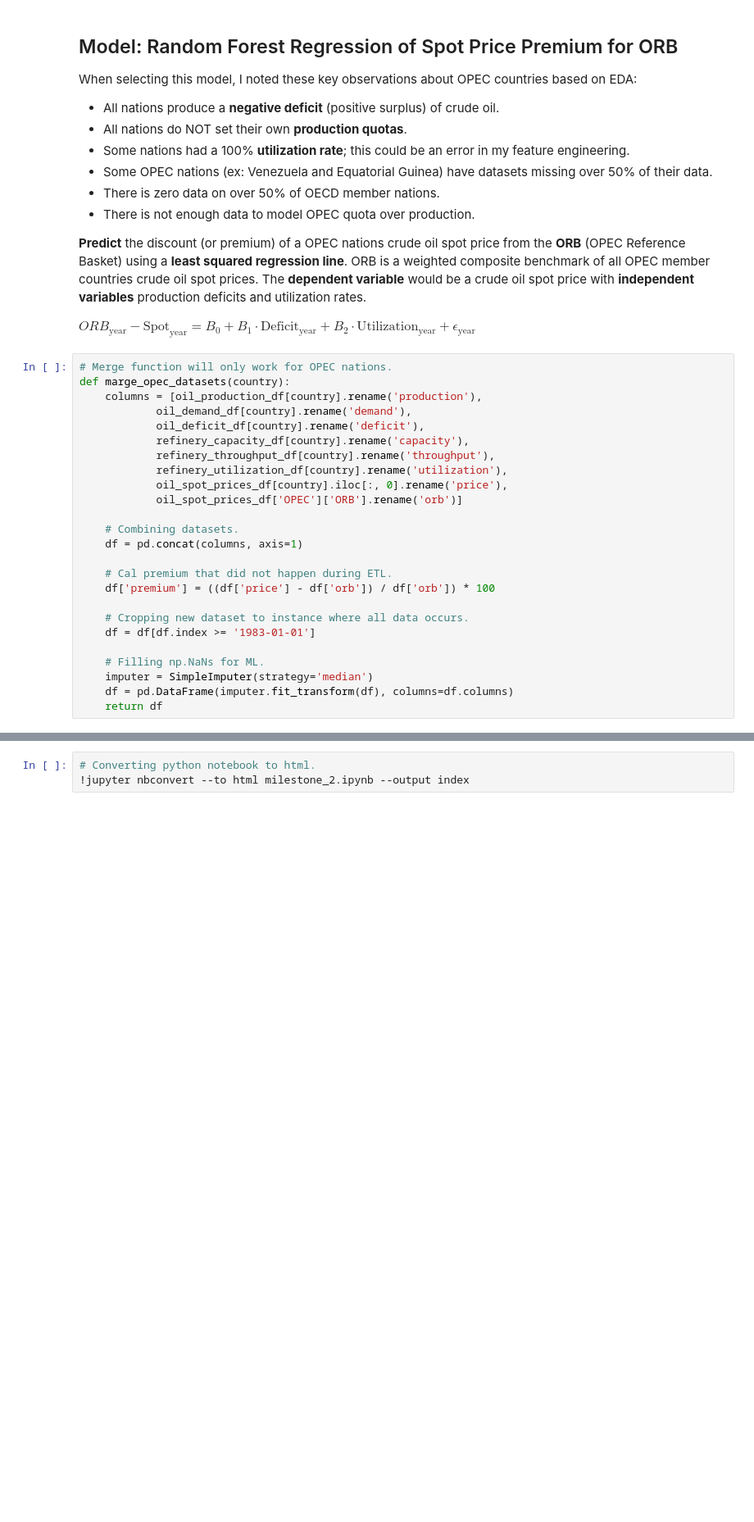
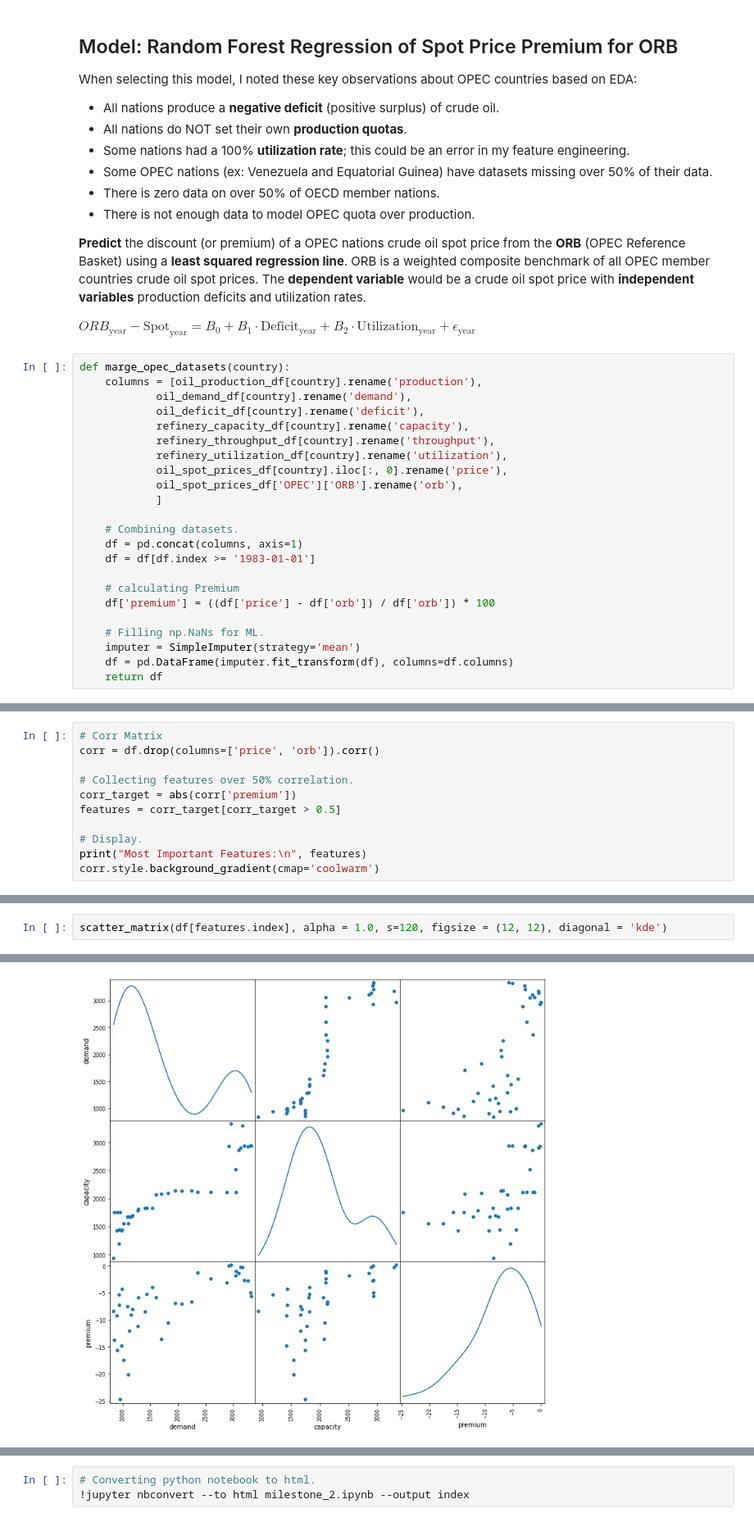
Before and after one commit to willcrodman/data_science_final_project, a Jupyter notebook: final.ipynb, the cells around one changed output, grey strips where cells are left out. Shown at 82% size. Saved outputs shown, nothing was run; the diff lists cells and outputs as text; blank space fills up the shorter version.

```diff
--- a/final.ipynb
+++ b/final.ipynb
@@ -589,7 +596,6 @@ When selecting this model, I noted these key observations about OPEC countries b
 
 $ORB_{\text{year}} - \text{Spot}_{\text{year}} = B_{0} + B_{1} \cdot \text{Deficit}_{\text{year}} +  B_{2} \cdot \text{Utilization}_{\text{year}}  + \epsilon_{\text{year}}$
 # %%
-# Merge function will only work for OPEC nations.
 def marge_opec_datasets(country):
     columns = [oil_production_df[country].rename('production'),
             oil_demand_df[country].rename('demand'),
@@ -598,19 +604,18 @@ def marge_opec_datasets(country):
             refinery_throughput_df[country].rename('throughput'),
             refinery_utilization_df[country].rename('utilization'),
             oil_spot_prices_df[country].iloc[:, 0].rename('price'),
-            oil_spot_prices_df['OPEC']['ORB'].rename('orb')]
+            oil_spot_prices_df['OPEC']['ORB'].rename('orb'),
+            ]
 
     # Combining datasets.
     df = pd.concat(columns, axis=1)
+    df = df[df.index >= '1983-01-01']
 
-    # Cal premium that did not happen during ETL.
+    # calculating Premium
     df['premium'] = ((df['price'] - df['orb']) / df['orb']) * 100
 
-    # Cropping new dataset to instance where all data occurs.
-    df = df[df.index >= '1983-01-01']
-
     # Filling np.NaNs for ML.
-    imputer = SimpleImputer(strategy='median')
+    imputer = SimpleImputer(strategy='mean')
     df = pd.DataFrame(imputer.fit_transform(df), columns=df.columns)
     return df
 # %%
@@ -634,0 +631,11 @@ RandomForestRegressor(random_state=42)
+# %%
+# Corr Matrix
+corr = df.drop(columns=['price', 'orb']).corr()
+
+# Collecting features over 50% correlation.
+corr_target = abs(corr['premium'])
+features = corr_target[corr_target > 0.5]
+
+# Display.
+print("Most Important Features:\n", features)
+corr.style.background_gradient(cmap='coolwarm')
@@ -634,0 +656,3 @@ RandomForestRegressor(random_state=42)
+# %%
+scatter_matrix(df[features.index], alpha = 1.0, s=120, figsize = (12, 12), diagonal = 'kde')
+# %% [output]
@@ -634,0 +668 @@ RandomForestRegressor(random_state=42)
+[figure, added]
```
Also changed, not shown: parts of 10 cells of this notebook.
